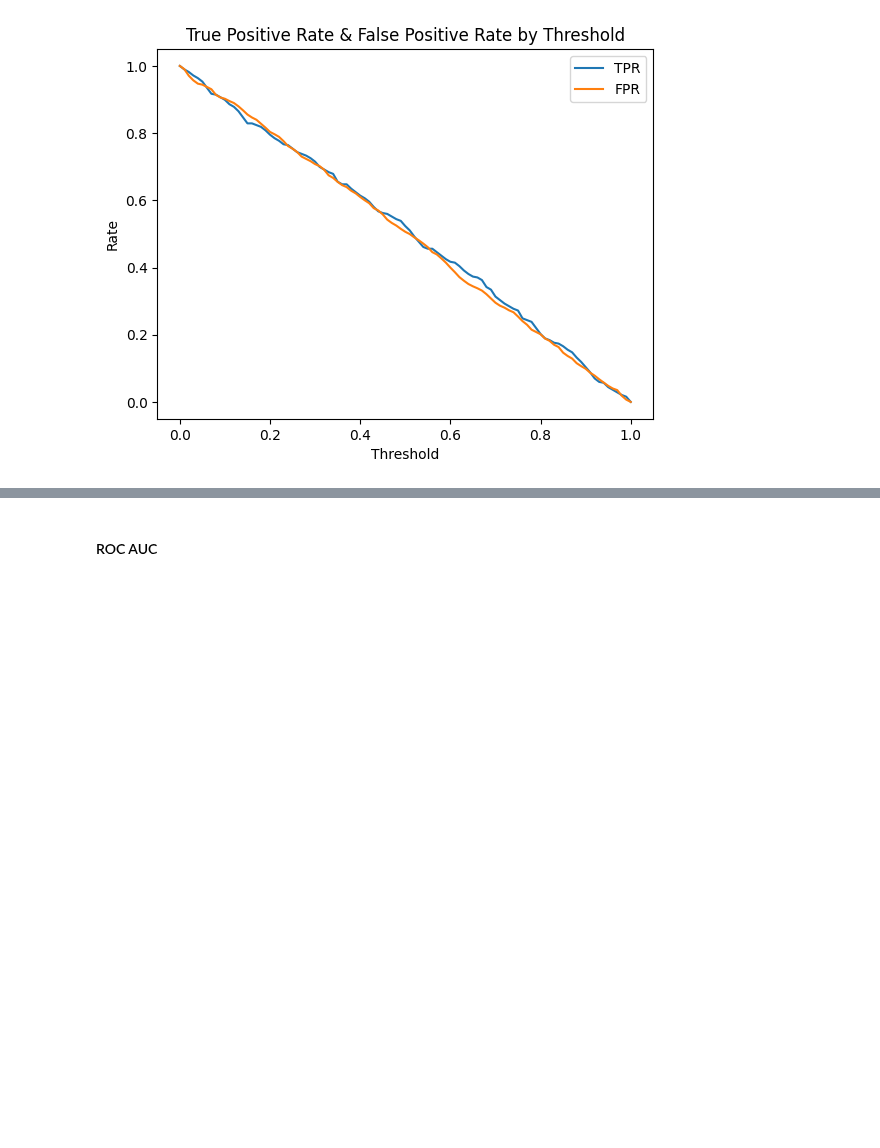
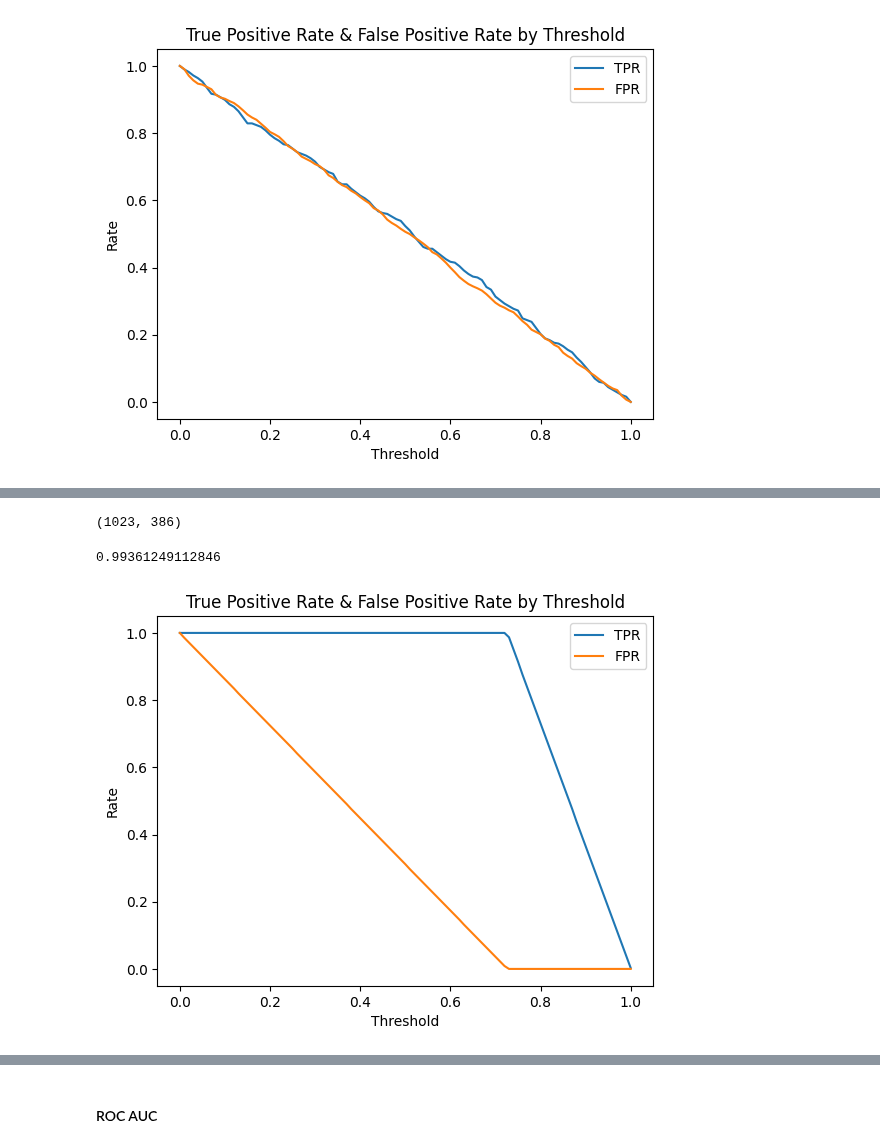
Before and after one commit to ArmandWinant/ml-zoomcamp, a Jupyter notebook: 04-evaluation-metrics/customer_churn.ipynb, the cells around one changed output, grey strips where cells are left out. Drawn from its saved outputs; the diff is of its cells as text; code cells hidden in the pictures; blank space fills up the shorter version.

```diff
--- a/04-evaluation-metrics/customer_churn.ipynb
+++ b/04-evaluation-metrics/customer_churn.ipynb
@@ -491,0 +499,19 @@ plot_tpr_fpr(df_rand)
+# %%
+num_neg = (y_val == 0).sum()
+num_pos = (y_val == 1).sum()
+num_neg, num_pos
+# %% [output]
+(1023, 386)
+# %%
+y_ideal = np.repeat([0, 1], [num_neg, num_pos])
+# %%
+y_ideal_pred = np.linspace(0, 1, len(y_val))
+# %%
+((y_ideal_pred >= .72) == y_ideal).mean()
+# %% [output]
+0.99361249112846
+# %%
+df_ideal = tpr_fpr_dataframe(y_ideal, y_ideal_pred)
+plot_tpr_fpr(df_ideal)
+# %% [output]
+[figure, added]
```
Also changed, not shown: parts of 6 cells of this notebook.
